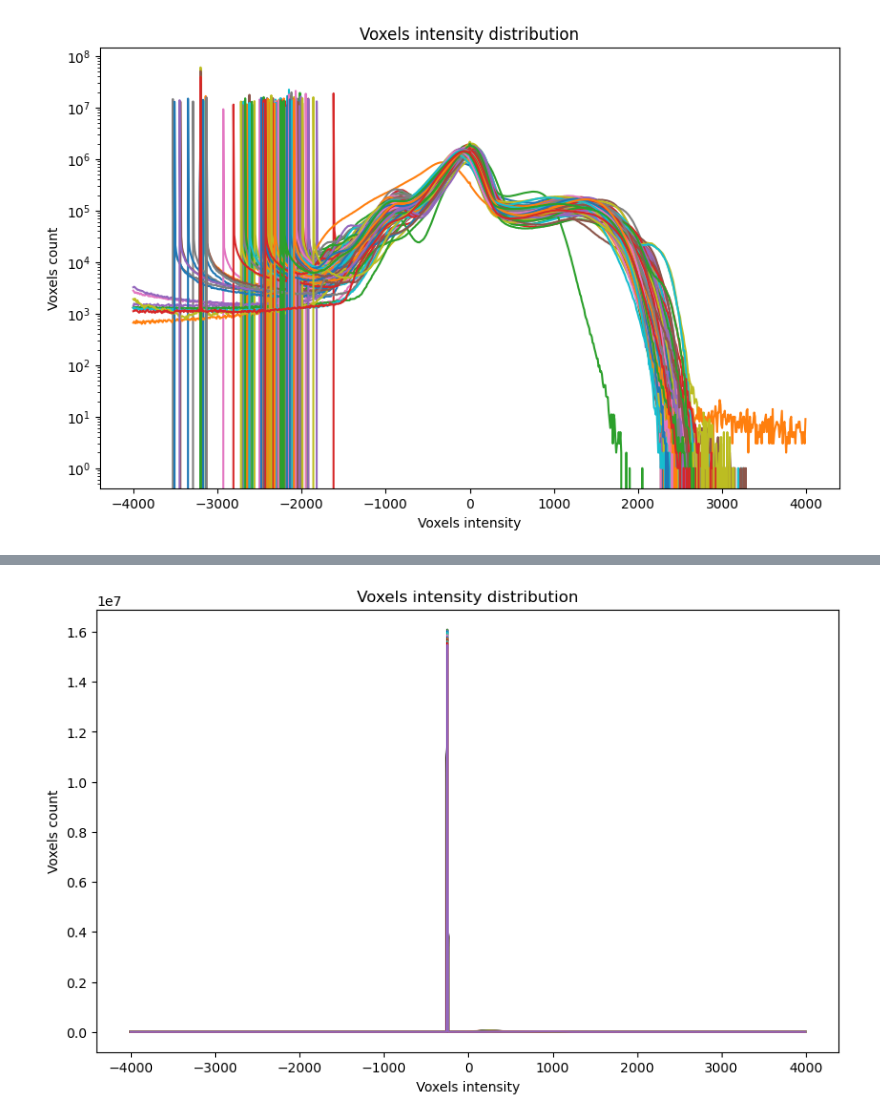
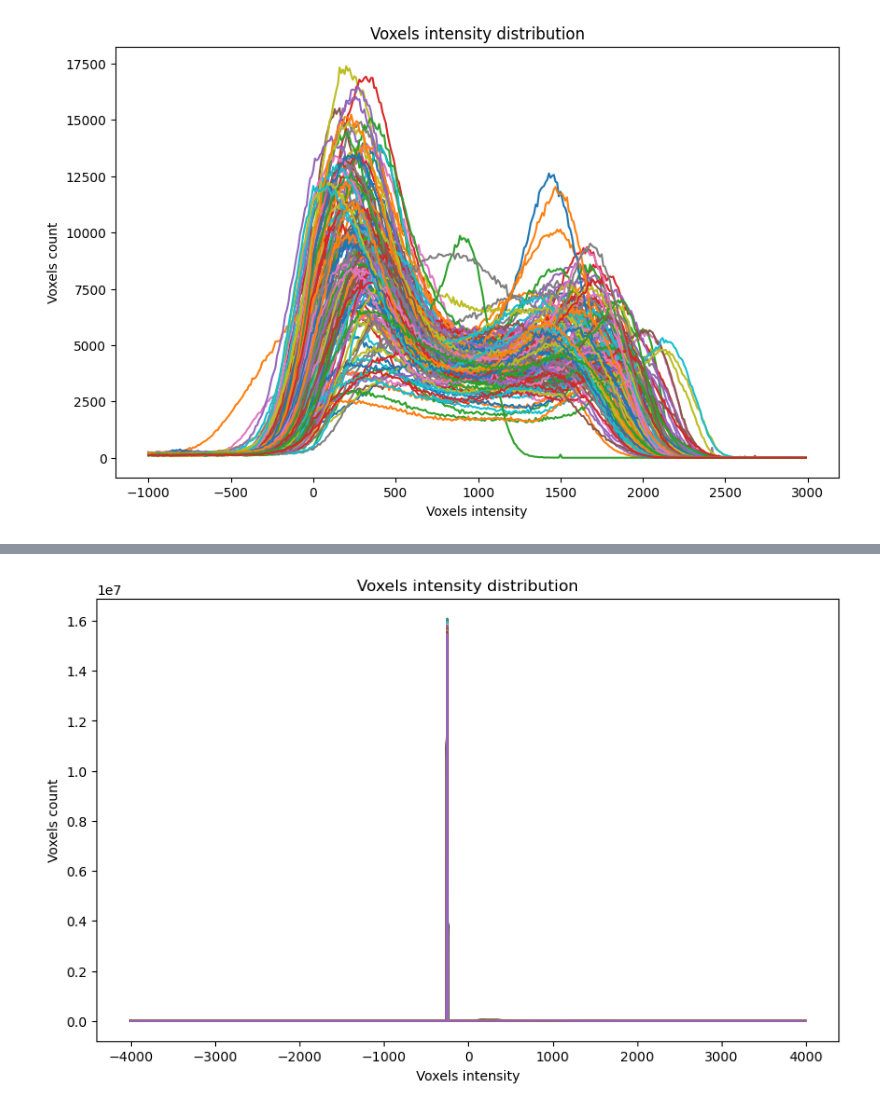
Before and after one commit to KananatSSN/Project_TMJOA, a Jupyter notebook: Check/analyze_voxel_intensity_distribution_analysis.ipynb, the cells around one changed output, grey strips where cells are left out. Cells and saved outputs as stored; diff of their text form; code cells hidden in the pictures.

Commit message:
openaccess data preprocessing

```diff
--- a/Check/analyze_voxel_intensity_distribution_analysis.ipynb
+++ b/Check/analyze_voxel_intensity_distribution_analysis.ipynb
@@ -41,18 +37,22 @@ csv_df = read_csv_as_dataframe(csv_path)
 # %%
 import numpy as np
 
-minimum = -4000
-maximum = 4000
+csv_path = r"C:\Users\acer\Desktop\Project_TMJOA\Data\Open access data\Baseline_preprocessed\4_Resized\volxel_intensity_new.csv"
+csv_df = read_csv_as_dataframe(csv_path)
+csv_df.shape
+
+minimum = -1000
+maximum = 3000
 
 row_min = int((minimum+4000)/10)
 row_max = int((maximum+4000)/10)
 
 x_coords_min = minimum
 x_coords_max = maximum-9
 
 cut_df = csv_df.iloc[row_min:row_max, :]
 x_coords = np.arange(x_coords_min, x_coords_max, 10)
 
-plot_columns_of_dataframe(cut_df, x_coords, mode='log')
+plot_columns_of_dataframe(cut_df, x_coords, mode='normal')
 # %% [output]
-[figure, old version]
+[figure, new version]
```
Also changed, not shown: parts of 5 cells of this notebook, 10 other files.
